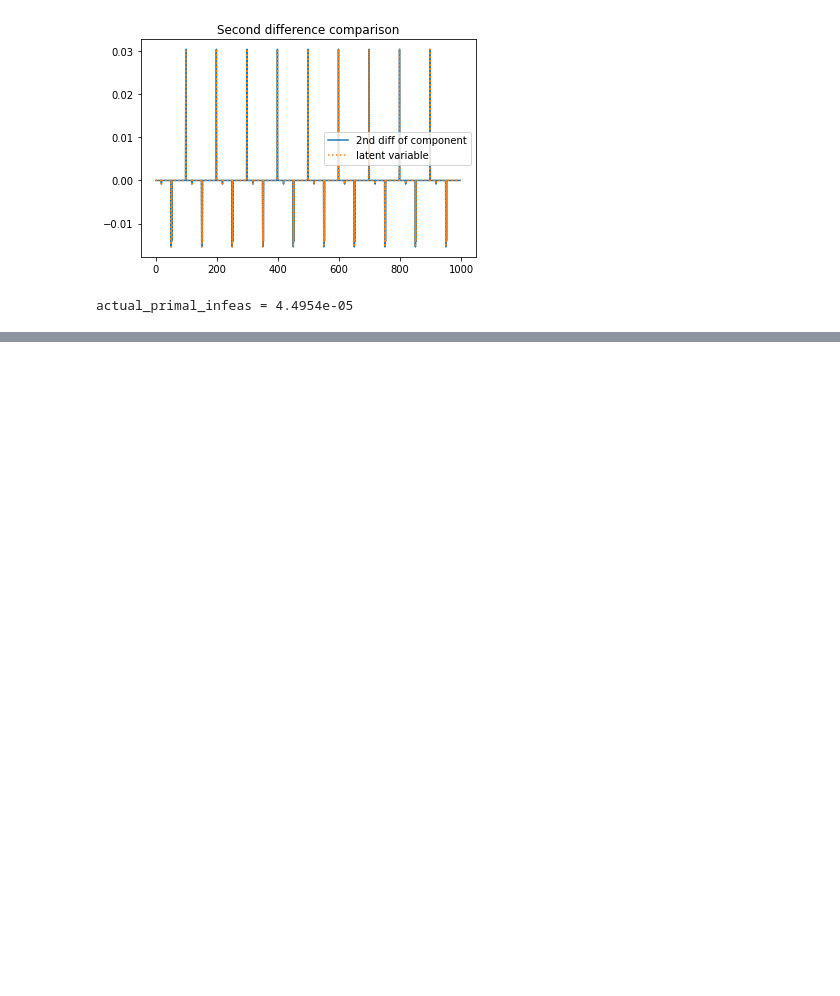
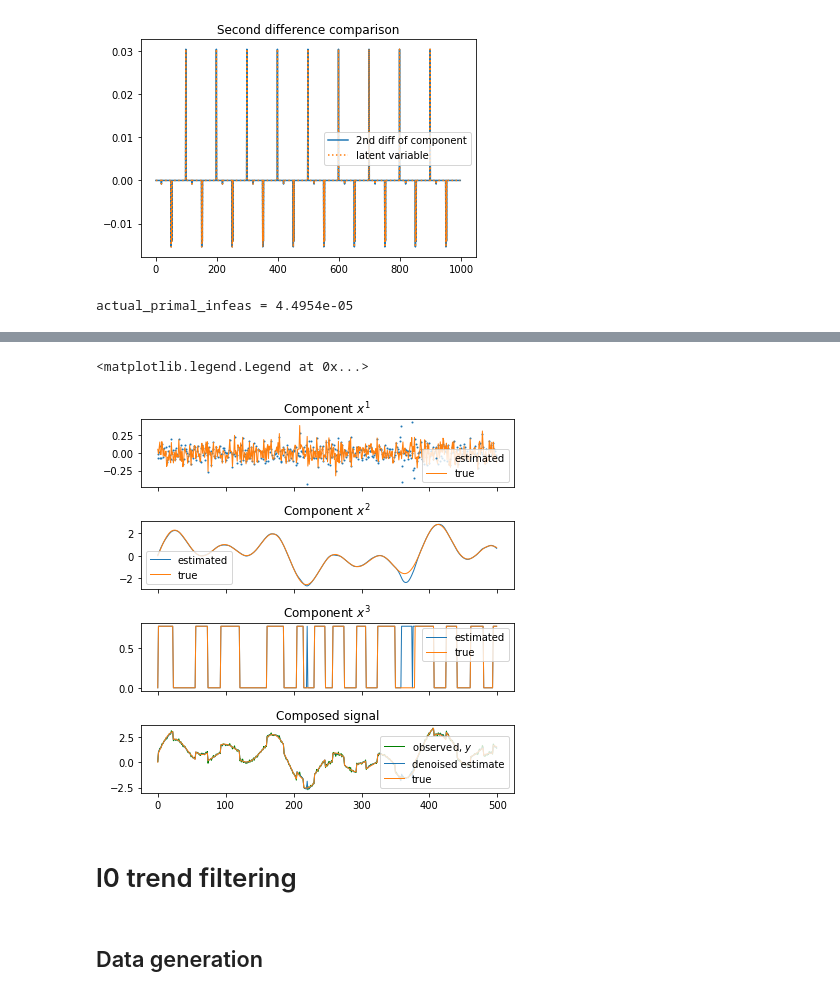
Before and after one commit to cvxgrp/qss, a Jupyter notebook: notebooks/test_block_rho.ipynb, the cells around one changed output, grey strips where cells are left out. Saved outputs shown, nothing was run; the diff lists cells and outputs as text; code cells hidden in the pictures; blank space fills up the shorter version.

```diff
--- a/notebooks/test_block_rho.ipynb
+++ b/notebooks/test_block_rho.ipynb
@@ -706,0 +753,6 @@ actual_primal_infeas = 4.4954e-05
+# %%
+c1 = SumSquare(weight=10/len(y))
+c2 = SumSquare(weight=1, diff=2)
+c3 = FiniteSet(values={0, scale}, weight=1)
+components = [c1, c2, c3]
+prob = Problem(y, components)
@@ -706,0 +783,10 @@ actual_primal_infeas = 4.4954e-05
+# %%
+fig = prob.plot_decomposition(X_real=X_real, figsize=(6, 6))
+plt.legend()
+# %% [output]
+<matplotlib.legend.Legend at 0x...>
+[figure, added]
+# %% [markdown]
+# l0 trend filtering
+# %% [markdown]
+## Data generation
```
Also changed, not shown: parts of 23 cells of this notebook, 1 other file.
